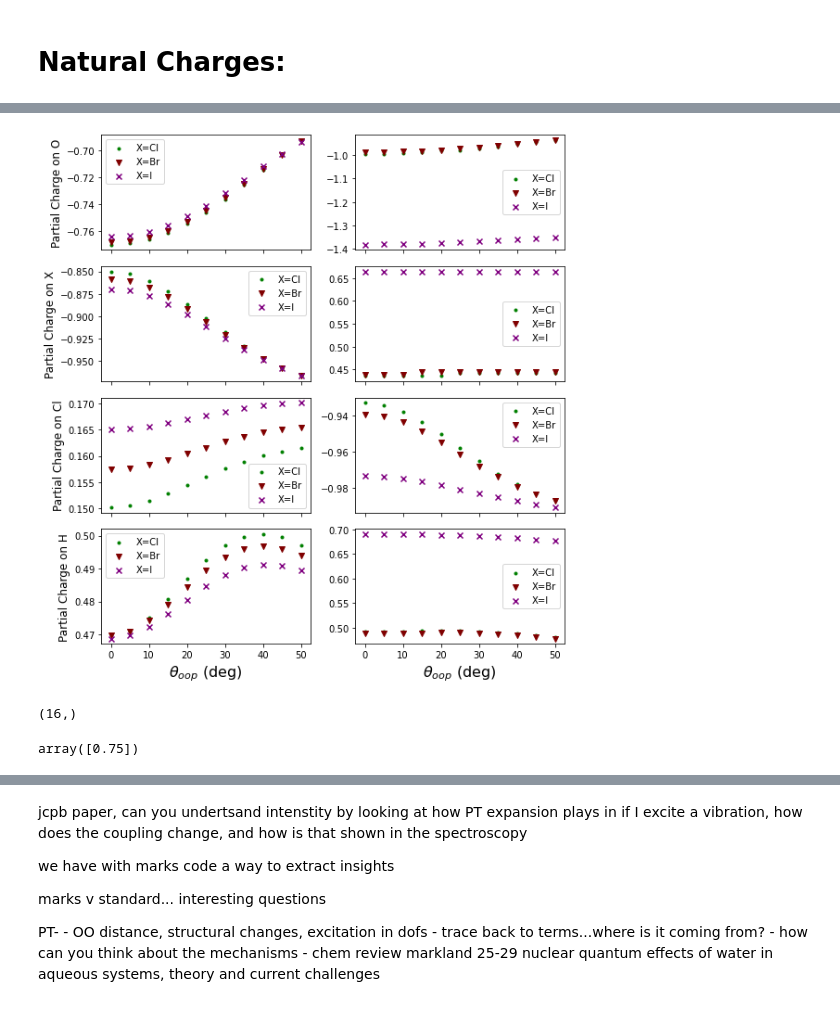
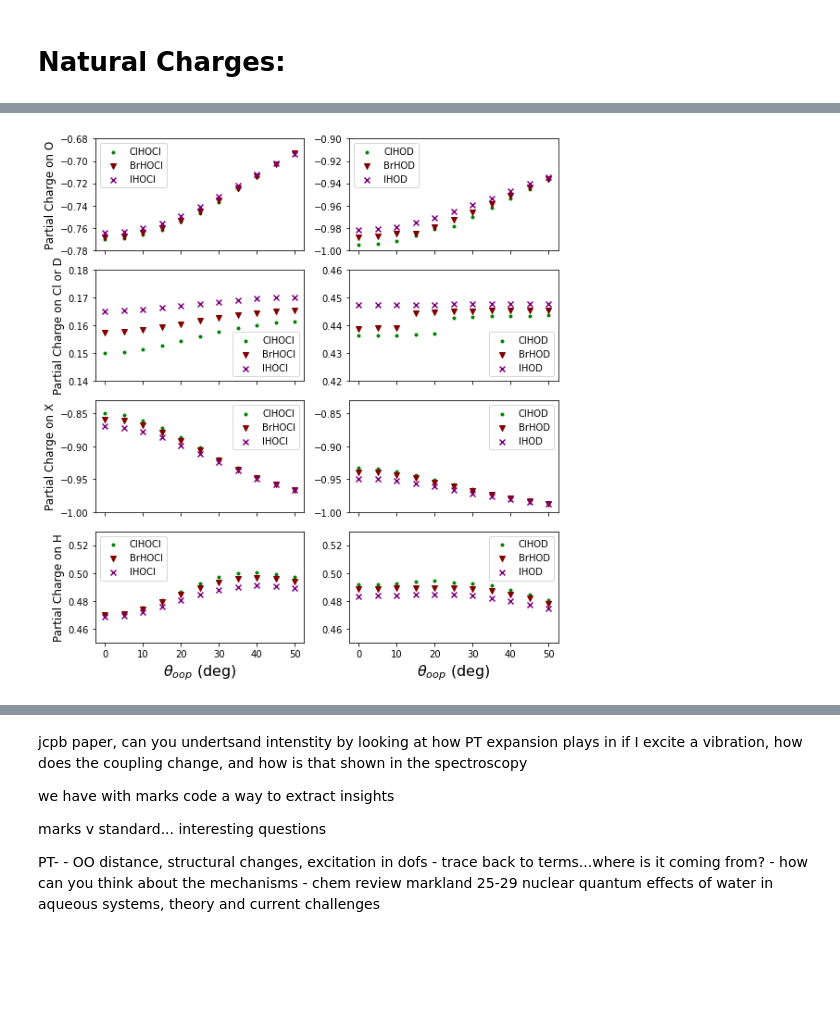
Before and after one commit to cgavinh/mccoy_hocl, a Jupyter notebook: HOCl_working.ipynb, the cells around one changed output, grey strips where cells are left out. Drawn from its saved outputs; the diff is of its cells as text; code cells hidden in the pictures; blank space fills up the shorter version.

```diff
--- a/HOCl_working.ipynb
+++ b/HOCl_working.ipynb
@@ -388,11 +478,5 @@ mull_df
 # %% [markdown]
 # Natural Charges:
-# %%
-with open('clhocl/natural_charges.txt', 'r') as f:
-    lines = f.readlines()
-    split = []
-    for line in lines:
-        split.append(line.split())
 # %%
 def pull_charges(file, rearrange=False):
     split = []
@@ -615,43 +611,57 @@ NameError: name 'clhocl_nbo' is not defined
 # %%
 %matplotlib inline
 fig, axs = plt.subplots(4, 2, sharex=True)
 
 
 oop = np.arange(0,55,5)
-for i in range(4): axs[i,0].scatter(oop, clhocl_oop_nbo[:,i], label="X=Cl", color='green', marker='.')
-for i in range(4): axs[i,0].scatter(oop, brhocl_oop_nbo[:,i], label="X=Br", color='maroon', marker='v')
-for i in range(4): axs[i,0].scatter(oop, ihocl_oop_nbo[:,i], label="X=I", color='purple', marker='x')
-for i in range(4): axs[i,1].scatter(oop, clhod_oop_nbo[:,i], label="X=Cl", color='green', marker='.')
-for i in range(4): axs[i,1].scatter(oop, brhod_oop_nbo[:,i], label="X=Br", color='maroon', marker='v')
-for i in range(4): axs[i,1].scatter(oop, ihod_oop_nbo[:,i], label="X=I", color='purple', marker='x')
+axs[0,0].scatter(oop, clhocl_oop_nbo[:,0], label="ClHOCl", color='green', marker='.')
+axs[1,0].scatter(oop, clhocl_oop_nbo[:,2], label="ClHOCl", color='green', marker='.')
+axs[2,0].scatter(oop, clhocl_oop_nbo[:,1], label="ClHOCl", color='green', marker='.')
+axs[3,0].scatter(oop, clhocl_oop_nbo[:,3], label="ClHOCl", color='green', marker='.')
+
+axs[0,0].scatter(oop, brhocl_oop_nbo[:,0], label="BrHOCl", color='maroon', marker='v')
+axs[1,0].scatter(oop, brhocl_oop_nbo[:,2], label="BrHOCl", color='maroon', marker='v')
+axs[2,0].scatter(oop, brhocl_oop_nbo[:,1], label="BrHOCl", color='maroon', marker='v')
+axs[3,0].scatter(oop, brhocl_oop_nbo[:,3], label="BrHOCl", color='maroon', marker='v')
+
+axs[0,0].scatter(oop, ihocl_oop_nbo[:,0], label="IHOCl", color='purple', marker='x')
+axs[1,0].scatter(oop, ihocl_oop_nbo[:,2], label="IHOCl", color='purple', marker='x')
+axs[2,0].scatter(oop, ihocl_oop_nbo[:,1], label="IHOCl", color='purple', marker='x')
+axs[3,0].scatter(oop, ihocl_oop_nbo[:,3], label="IHOCl", color='purple', marker='x')
+
+for i in range(4): axs[i,1].scatter(oop, clhod_oop_nbo[:,i], label="ClHOD", color='green', marker='.')
+for i in range(4): axs[i,1].scatter(oop, brhod_oop_nbo[:,i], label="BrHOD", color='maroon', marker='v')
+for i in range(4): axs[i,1].scatter(oop, ihod_oop_nbo[:,i], label="IHOD", color='purple', marker='x')
 
 for a in axs:
     for b in a:
         b.legend(loc='best')
 
-#axs[0].set_title("NBO tz")
+#axs[0,0].set_title("XHOCl")
+#axs[0,1].set_title("XHOD")
 axs[0,0].set_ylabel("Partial Charge on O", fontsize=12)
-axs[1,0].set_ylabel("Partial Charge on X", fontsize=12)
-axs[2,0].set_ylabel("Partial Charge on Cl", fontsize=12)
+axs[1,0].set_ylabel("Partial Charge on Cl or D", fontsize=12)
+axs[2,0].set_ylabel("Partial Charge on X", fontsize=12)
 axs[3,0].set_ylabel("Partial Charge on H", fontsize=12)
 
 axs[3,0].set_xlabel(r'$\theta_{oop}$ (deg)', fontsize=16)
 axs[3,1].set_xlabel(r'$\theta_{oop}$ (deg)', fontsize=16)
+
+axs[0,0].set_ylim(-0.78, -0.68)
+axs[1,0].set_ylim(0.14, 0.18)
+axs[2,0].set_ylim(-1, -0.83)
+axs[3,0].set_ylim(0.45, 0.53)
+axs[0,1].set_ylim(-1,-0.9)
+axs[1,1].set_ylim(0.42, 0.46)
+axs[2,1].set_ylim(-1, -0.83)
+axs[3,1].set_ylim(0.45, 0.53)
 
 
 fig.subplots_adjust(wspace = 0, hspace = 0)
 fig.set_size_inches(w=8,h=8.5)
 
 plt.tight_layout()
 
-plt.savefig('natural_charges.pdf')
+plt.savefig('natural_charges_oop.pdf')
 # %% [output]
-[figure, old version]
+[figure, new version]
-# %%
-clhocl_rOH_nbo[:,0].shape
-# %% [output]
-(16,)
-# %%
-np.arange(0.75,1.55,5)
-# %% [output]
-array([0.75])
```
Also changed, not shown: parts of 47 cells of this notebook, 13 other files.
